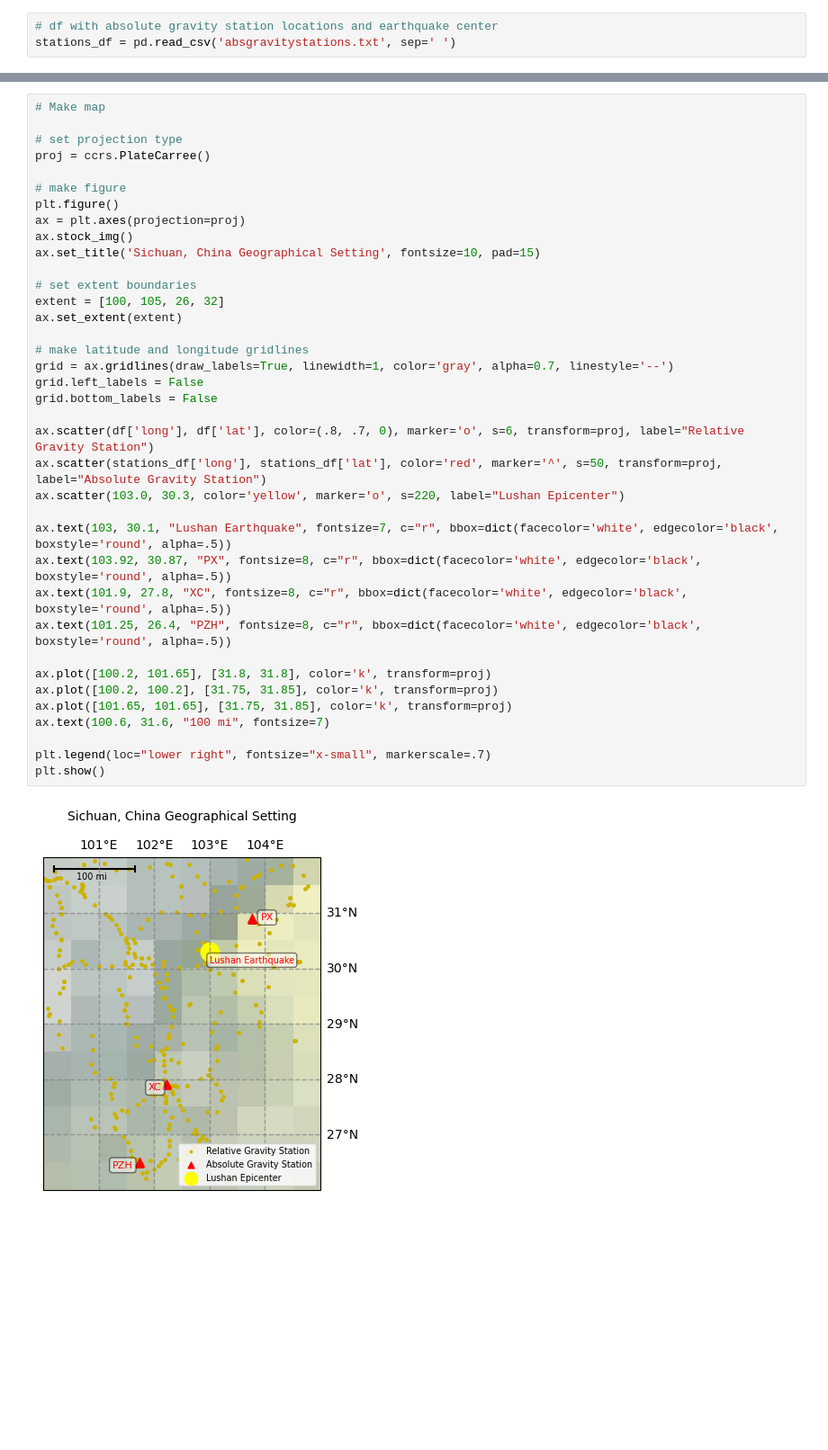
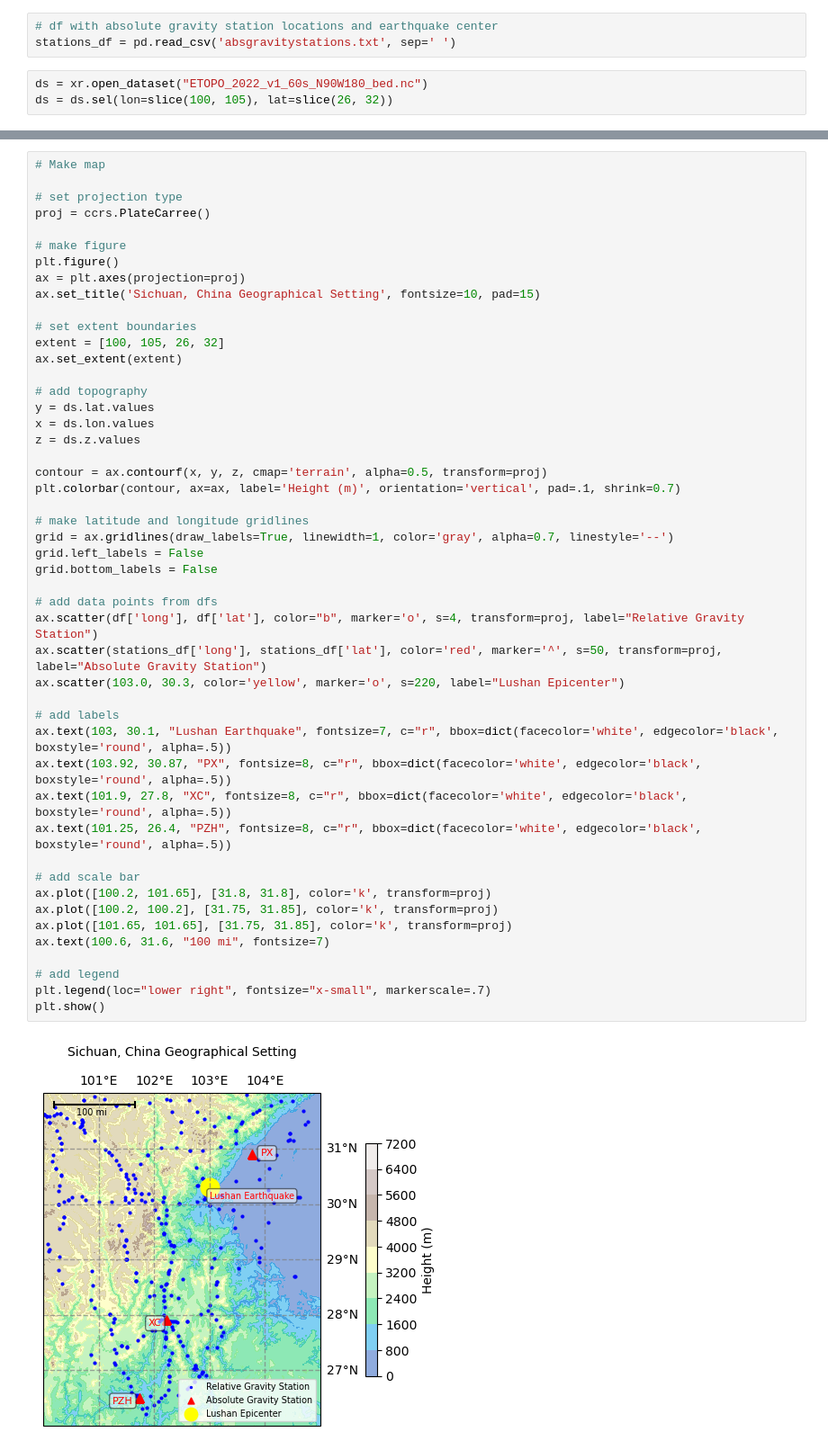
Before and after one commit to GPGN-268/SP2024-FP05-gravity, a Jupyter notebook: lushan_map.ipynb, the cells around one changed output, grey strips where cells are left out. Shown at 90% size. Saved outputs shown, nothing was run; the diff lists cells and outputs as text; blank space fills up the shorter version.

Commit message:
add topography and color bar to maps

```diff
--- a/lushan_map.ipynb
+++ b/lushan_map.ipynb
@@ -29,3 +30,6 @@ df = df[(df['lat'] >= lat_min) & (df['lat'] <= lat_max) &
 # %%
 # df with absolute gravity station locations and earthquake center
 stations_df = pd.read_csv('absgravitystations.txt', sep=' ')
+# %%
+ds = xr.open_dataset("ETOPO_2022_v1_60s_N90W180_bed.nc")
+ds = ds.sel(lon=slice(100, 105), lat=slice(26, 32))
@@ -38,33 +81,44 @@ proj = ccrs.PlateCarree()
 # make figure
 plt.figure()
 ax = plt.axes(projection=proj)
-ax.stock_img()
 ax.set_title('Sichuan, China Geographical Setting', fontsize=10, pad=15)
 
 # set extent boundaries
 extent = [100, 105, 26, 32]
 ax.set_extent(extent)
 
+# add topography
+y = ds.lat.values
+x = ds.lon.values
+z = ds.z.values
+
+contour = ax.contourf(x, y, z, cmap='terrain', alpha=0.5, transform=proj)
+plt.colorbar(contour, ax=ax, label='Height (m)', orientation='vertical', pad=.1, shrink=0.7)
+
 # make latitude and longitude gridlines
 grid = ax.gridlines(draw_labels=True, linewidth=1, color='gray', alpha=0.7, linestyle='--')
 grid.left_labels = False
 grid.bottom_labels = False
 
-ax.scatter(df['long'], df['lat'], color=(.8, .7, 0), marker='o', s=6, transform=proj, label="Relative Gravity Station")
+# add data points from dfs
+ax.scatter(df['long'], df['lat'], color="b", marker='o', s=4, transform=proj, label="Relative Gravity Station")
 ax.scatter(stations_df['long'], stations_df['lat'], color='red', marker='^', s=50, transform=proj, label="Absolute Gravity Station")
 ax.scatter(103.0, 30.3, color='yellow', marker='o', s=220, label="Lushan Epicenter")
 
+# add labels
 ax.text(103, 30.1, "Lushan Earthquake", fontsize=7, c="r", bbox=dict(facecolor='white', edgecolor='black', boxstyle='round', alpha=.5))
 ax.text(103.92, 30.87, "PX", fontsize=8, c="r", bbox=dict(facecolor='white', edgecolor='black', boxstyle='round', alpha=.5))
 ax.text(101.9, 27.8, "XC", fontsize=8, c="r", bbox=dict(facecolor='white', edgecolor='black', boxstyle='round', alpha=.5))
 ax.text(101.25, 26.4, "PZH", fontsize=8, c="r", bbox=dict(facecolor='white', edgecolor='black', boxstyle='round', alpha=.5))
 
+# add scale bar
 ax.plot([100.2, 101.65], [31.8, 31.8], color='k', transform=proj)
 ax.plot([100.2, 100.2], [31.75, 31.85], color='k', transform=proj)
 ax.plot([101.65, 101.65], [31.75, 31.85], color='k', transform=proj)
 ax.text(100.6, 31.6, "100 mi", fontsize=7)
 
+# add legend
 plt.legend(loc="lower right", fontsize="x-small", markerscale=.7)
 plt.show()
 # %% [output]
-[figure, old version]
+[figure, new version]
```
Also changed, not shown: parts of 3 cells of this notebook, 1 other file.
